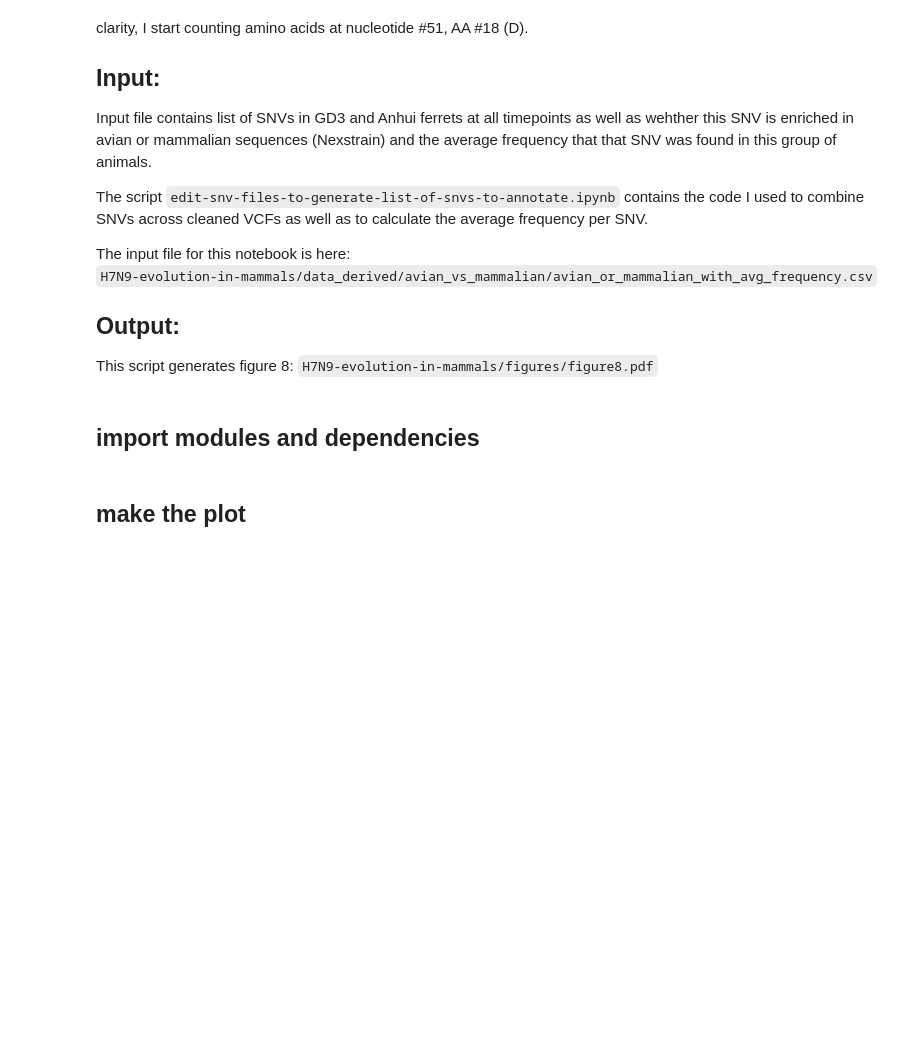
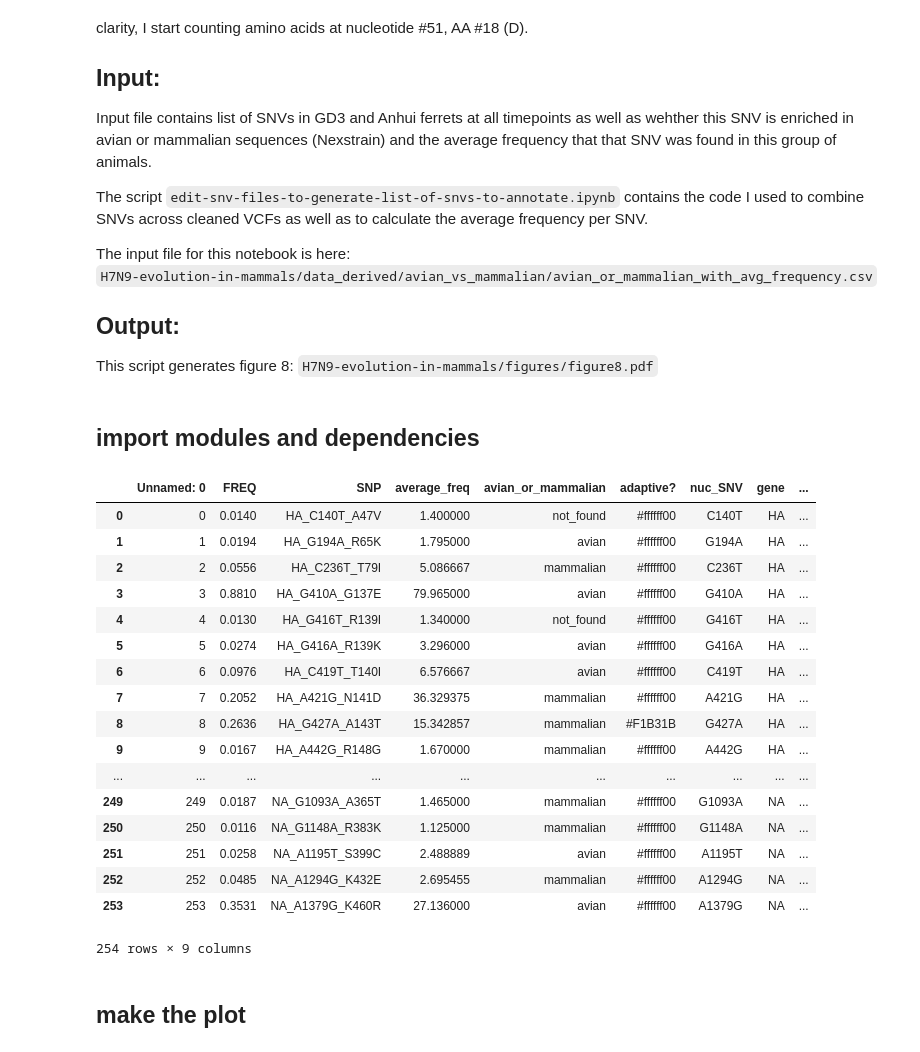
Before and after one commit to katarinabraun/H7N9-evolution-in-mammals, a Jupyter notebook: code/figure8.ipynb, the cells around one changed output. Drawn from its saved outputs; the diff is of its cells as text; code cells hidden in the pictures; blank space fills up the shorter version.

```diff
--- a/code/figure8.ipynb
+++ b/code/figure8.ipynb
@@ -76,6 +77,27 @@ M1 = SNVs[SNVs["gene"].str.contains("M1")]
 M2 = SNVs[SNVs["gene"].str.contains("M2")]
 NS1 = SNVs[SNVs["gene"].str.contains("NS1")]
 NEP = SNVs[SNVs["gene"].str.contains("NEP")]
+# %%
+SNVs
+# %% [output]
+|  | Unnamed: 0 | FREQ | SNP | average_freq | avian_or_mammalian | adaptive? | nuc_SNV | gene | ... |
+| 0 | 0 | 0.0140 | HA_C140T_A47V | 1.400000 | not_found | #ffffff00 | C140T | HA | ... |
+| 1 | 1 | 0.0194 | HA_G194A_R65K | 1.795000 | avian | #ffffff00 | G194A | HA | ... |
+| 2 | 2 | 0.0556 | HA_C236T_T79I | 5.086667 | mammalian | #ffffff00 | C236T | HA | ... |
+| 3 | 3 | 0.8810 | HA_G410A_G137E | 79.965000 | avian | #ffffff00 | G410A | HA | ... |
+| 4 | 4 | 0.0130 | HA_G416T_R139I | 1.340000 | not_found | #ffffff00 | G416T | HA | ... |
+| 5 | 5 | 0.0274 | HA_G416A_R139K | 3.296000 | avian | #ffffff00 | G416A | HA | ... |
+| 6 | 6 | 0.0976 | HA_C419T_T140I | 6.576667 | avian | #ffffff00 | C419T | HA | ... |
+| 7 | 7 | 0.2052 | HA_A421G_N141D | 36.329375 | mammalian | #ffffff00 | A421G | HA | ... |
+| 8 | 8 | 0.2636 | HA_G427A_A143T | 15.342857 | mammalian | #F1B31B | G427A | HA | ... |
+| 9 | 9 | 0.0167 | HA_A442G_R148G | 1.670000 | mammalian | #ffffff00 | A442G | HA | ... |
+| ... | ... | ... | ... | ... | ... | ... | ... | ... | ... |
+| 249 | 249 | 0.0187 | NA_G1093A_A365T | 1.465000 | mammalian | #ffffff00 | G1093A | NA | ... |
+| 250 | 250 | 0.0116 | NA_G1148A_R383K | 1.125000 | mammalian | #ffffff00 | G1148A | NA | ... |
+| 251 | 251 | 0.0258 | NA_A1195T_S399C | 2.488889 | avian | #ffffff00 | A1195T | NA | ... |
+| 252 | 252 | 0.0485 | NA_A1294G_K432E | 2.695455 | mammalian | #ffffff00 | A1294G | NA | ... |
+| 253 | 253 | 0.3531 | NA_A1379G_K460R | 27.136000 | avian | #ffffff00 | A1379G | NA | ... |
+254 rows × 9 columns
 # %%
 # ignore some errors that will pop up
 warnings.simplefilter(action="ignore", category=SettingWithCopyWarning)
```
Also changed, not shown: parts of 3 cells of this notebook, 7 other files.
